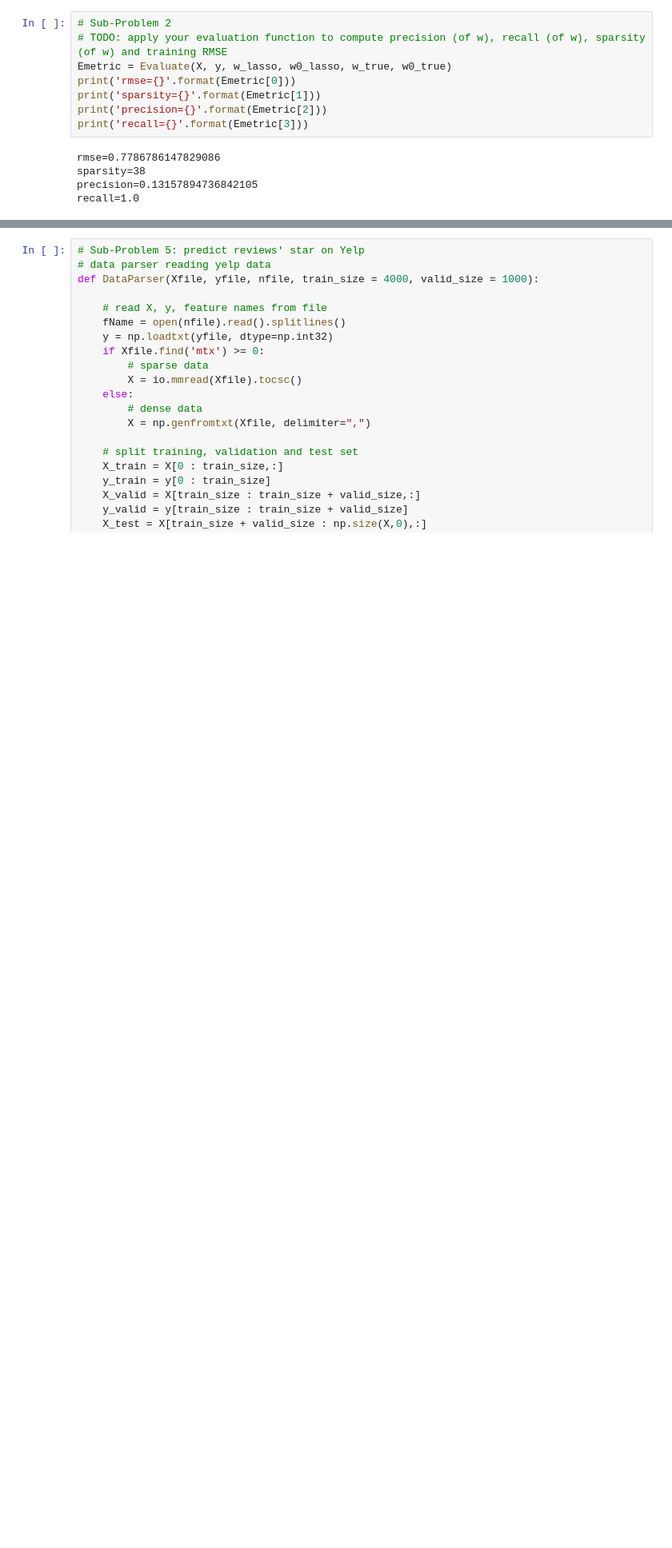
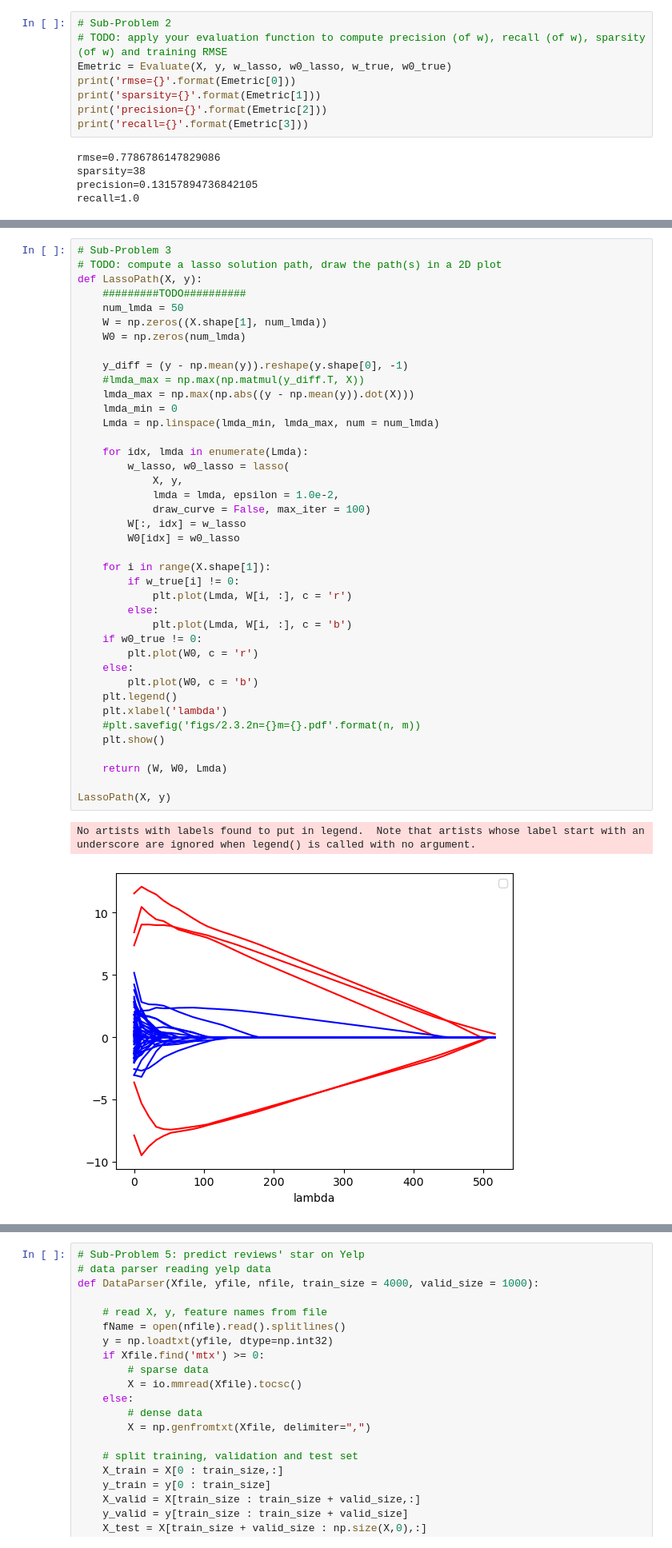
Before and after one commit to Zephyr271828/CSCI-SHU-360-Machine-Learning-24S, a Jupyter notebook: HW3/lasso.ipynb, the cells around one changed output, grey strips where cells are left out. Shown at 80% size. Cells and saved outputs as stored; diff of their text form; blank space fills up the shorter version.

```diff
--- a/HW3/lasso.ipynb
+++ b/HW3/lasso.ipynb
@@ -303,0 +210,43 @@ No artists with labels found to put in legend.  Note that artists whose label st
+# %%
+# Sub-Problem 3
+# TODO: compute a lasso solution path, draw the path(s) in a 2D plot
+def LassoPath(X, y):
+    #########TODO##########
+    num_lmda = 50
+    W = np.zeros((X.shape[1], num_lmda))
+    W0 = np.zeros(num_lmda)
+
+    y_diff = (y - np.mean(y)).reshape(y.shape[0], -1)
+    #lmda_max = np.max(np.matmul(y_diff.T, X))
+    lmda_max = np.max(np.abs((y - np.mean(y)).dot(X)))
+    lmda_min = 0
+    Lmda = np.linspace(lmda_min, lmda_max, num = num_lmda)
+
+    for idx, lmda in enumerate(Lmda):
+        w_lasso, w0_lasso = lasso(
+            X, y,
+            lmda = lmda, epsilon = 1.0e-2,
+            draw_curve = False, max_iter = 100)
+        W[:, idx] = w_lasso
+        W0[idx] = w0_lasso
+
+    for i in range(X.shape[1]):
+        if w_true[i] != 0:
+            plt.plot(Lmda, W[i, :], c = 'r')
+        else:
+            plt.plot(Lmda, W[i, :], c = 'b')
+    if w0_true != 0:
+        plt.plot(W0, c = 'r')
+    else:
+        plt.plot(W0, c = 'b')
+    plt.legend()
+    plt.xlabel('lambda')
+    #plt.savefig('figs/2.3.2n={}m={}.pdf'.format(n, m))
+    plt.show()
+
+    return (W, W0, Lmda)
+
+LassoPath(X, y)
+# %% [output]
+No artists with labels found to put in legend.  Note that artists whose label start with an underscore are ignored when legend() is called with no argument.
+[figure, added]
```
Also changed, not shown: parts of 12 cells of this notebook, 2 other files.
